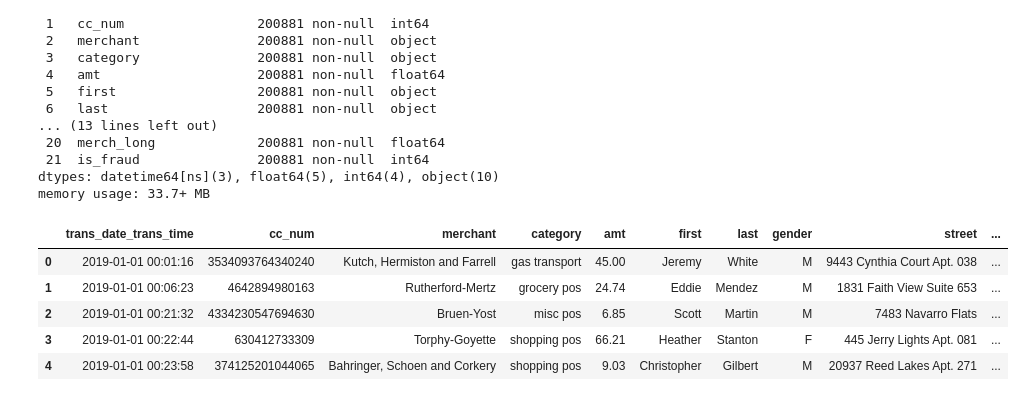
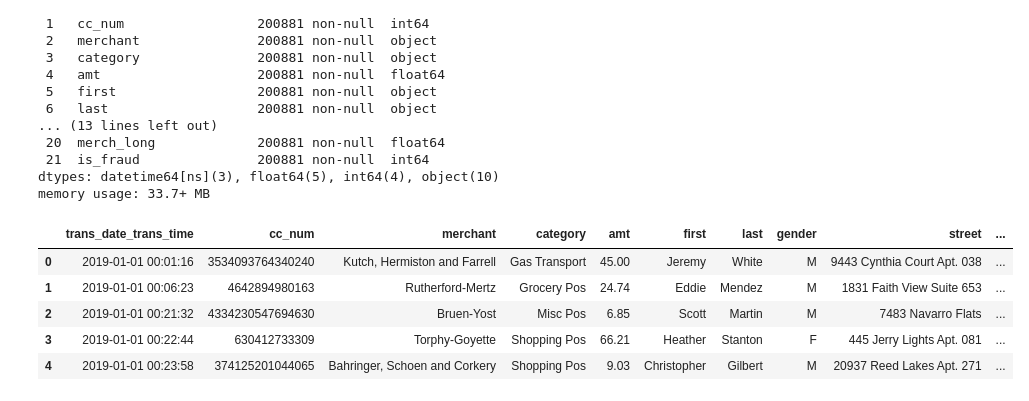
Before and after one commit to FTDS-assignment-bay/p2-final-project-ftds-025-hck-group-001, a Jupyter notebook: ETL/test.ipynb, the cells around one changed output. Saved outputs shown, nothing was run; the diff lists cells and outputs as text; code cells hidden in the pictures.

```diff
--- a/ETL/test.ipynb
+++ b/ETL/test.ipynb
@@ -100,14 +100,17 @@ Data columns (total 22 columns):
  21  is_fraud               200881 non-null  int64
 dtypes: datetime64[ns](3), float64(5), int64(4), object(10)
 memory usage: 33.7+ MB
+# %%
+df_raw = pd.read_csv(r'C:\Users\allaa\Desktop\Hacktiv8\p2-final-project-ftds-025-hck-group-001\ETL\finpro_compose\data\Finpro_data_raw.csv')
+pd.set_option('display.max_columns', None)
 # %%
-df_clean = pd.read_csv(r'C:\Users\allaa\Desktop\Hacktiv8\p2-final-project-ftds-025-hck-group-001\ETL\finpro_compose\data\Finpro_data_clean.csv')
+df_clean = pd.read_csv(r'C:\Users\allaa\Desktop\Hacktiv8\p2-final-project-ftds-025-hck-group-001\ETL\finpro_compose\data\Finpro_data_clean.csv', parse_dates=["trans_date_trans_time", "dob", "unix_time"])
 pd.set_option('display.max_columns', None)
 df_clean.head()
 # %% [output]
 |  | trans_date_trans_time | cc_num | merchant | category | amt | first | last | gender | street | ... |
-| 0 | 2019-01-01 00:01:16 | 3534093764340240 | Kutch, Hermiston and Farrell | gas transport | 45.00 | Jeremy | White | M | 9443 Cynthia Court Apt. 038 | ... |
-| 1 | 2019-01-01 00:06:23 | 4642894980163 | Rutherford-Mertz | grocery pos | 24.74 | Eddie | Mendez | M | 1831 Faith View Suite 653 | ... |
-| 2 | 2019-01-01 00:21:32 | 4334230547694630 | Bruen-Yost | misc pos | 6.85 | Scott | Martin | M | 7483 Navarro Flats | ... |
-| 3 | 2019-01-01 00:22:44 | 630412733309 | Torphy-Goyette | shopping pos | 66.21 | Heather | Stanton | F | 445 Jerry Lights Apt. 081 | ... |
-| 4 | 2019-01-01 00:23:58 | 374125201044065 | Bahringer, Schoen and Corkery | shopping pos | 9.03 | Christopher | Gilbert | M | 20937 Reed Lakes Apt. 271 | ... |
+| 0 | 2019-01-01 00:01:16 | 3534093764340240 | Kutch, Hermiston and Farrell | Gas Transport | 45.00 | Jeremy | White | M | 9443 Cynthia Court Apt. 038 | ... |
+| 1 | 2019-01-01 00:06:23 | 4642894980163 | Rutherford-Mertz | Grocery Pos | 24.74 | Eddie | Mendez | M | 1831 Faith View Suite 653 | ... |
+| 2 | 2019-01-01 00:21:32 | 4334230547694630 | Bruen-Yost | Misc Pos | 6.85 | Scott | Martin | M | 7483 Navarro Flats | ... |
+| 3 | 2019-01-01 00:22:44 | 630412733309 | Torphy-Goyette | Shopping Pos | 66.21 | Heather | Stanton | F | 445 Jerry Lights Apt. 081 | ... |
+| 4 | 2019-01-01 00:23:58 | 374125201044065 | Bahringer, Schoen and Corkery | Shopping Pos | 9.03 | Christopher | Gilbert | M | 20937 Reed Lakes Apt. 271 | ... |
```
Also changed, not shown: parts of 3 cells of this notebook, 3 other files.
